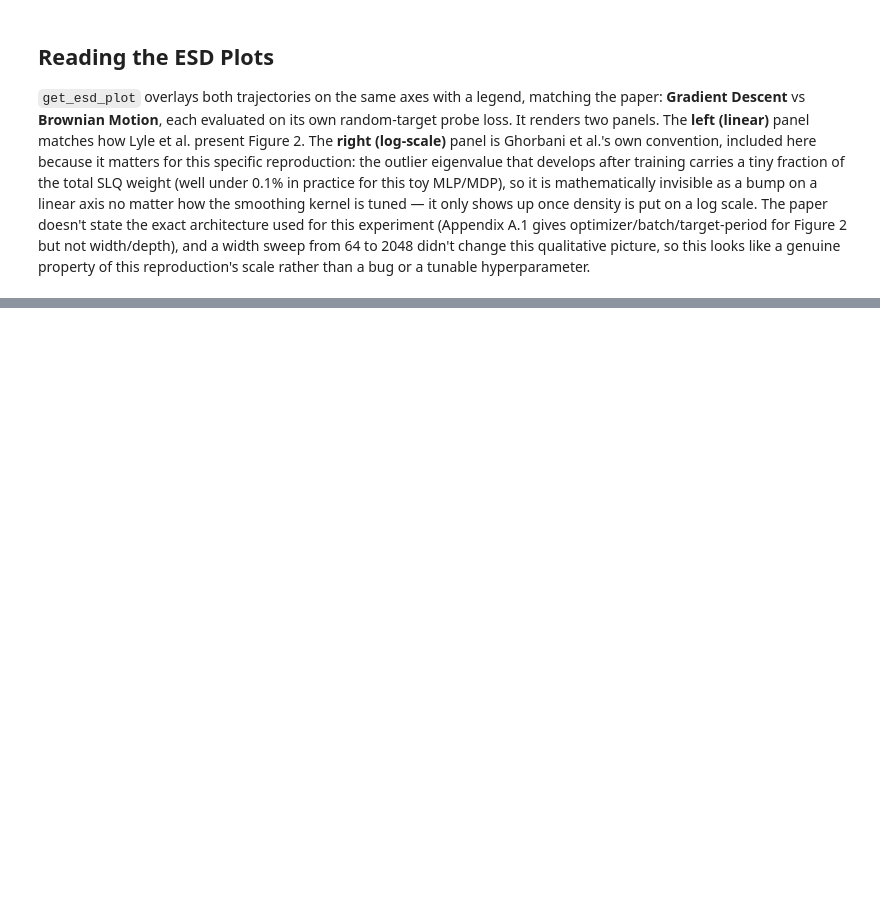
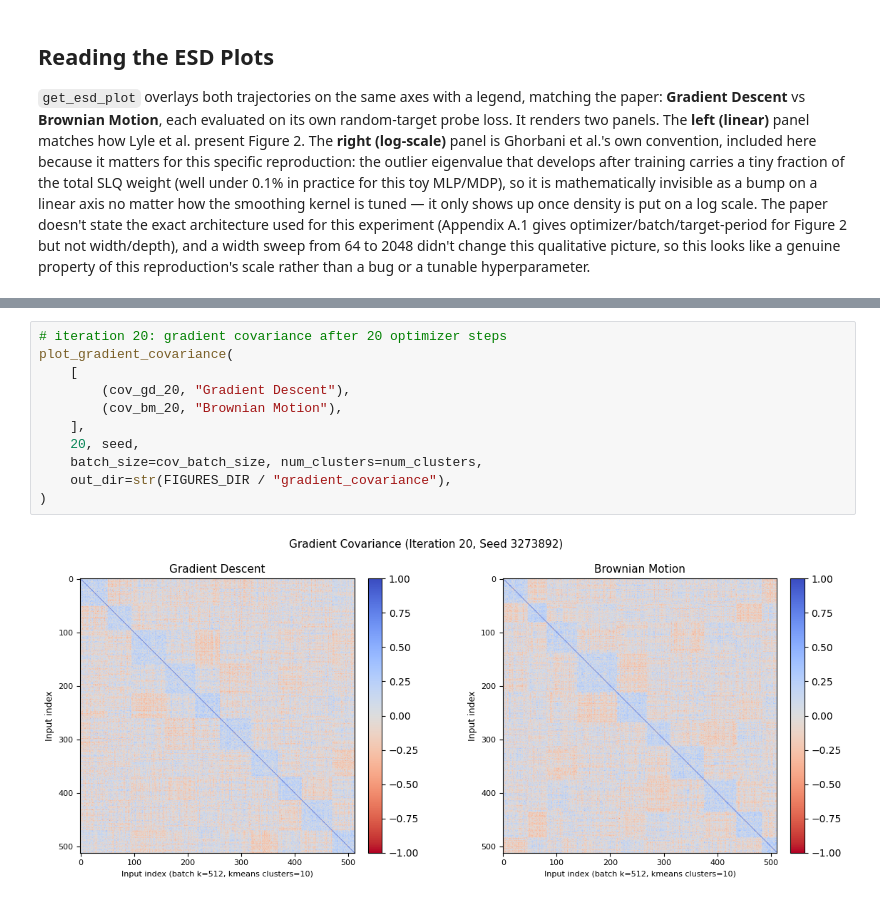
Before and after one commit to mahdigheidi/Masters-Study-Project, a Jupyter notebook: notebooks/figure2_brownian_motion_reproduction.ipynb, the cells around one changed output, grey strips where cells are left out. Drawn from its saved outputs; the diff is of its cells as text; blank space fills up the shorter version.

```diff
--- a/notebooks/figure2_brownian_motion_reproduction.ipynb
+++ b/notebooks/figure2_brownian_motion_reproduction.ipynb
@@ -376,0 +388,13 @@ plot_gradient_covariance(
+# %%
+# iteration 20: gradient covariance after 20 optimizer steps
+plot_gradient_covariance(
+    [
+        (cov_gd_20, "Gradient Descent"),
+        (cov_bm_20, "Brownian Motion"),
+    ],
+    20, seed,
+    batch_size=cov_batch_size, num_clusters=num_clusters,
+    out_dir=str(FIGURES_DIR / "gradient_covariance"),
+)
+# %% [output]
+[figure, added]
```
Also changed, not shown: parts of 7 cells of this notebook.
